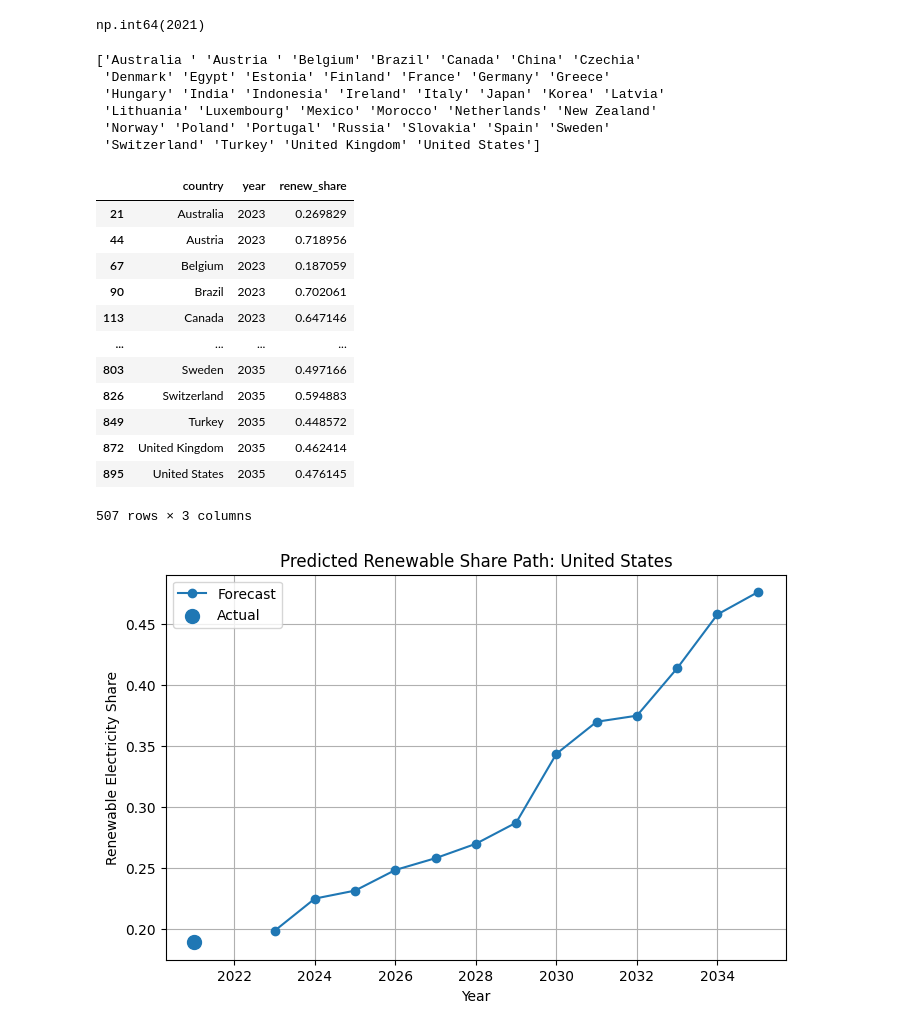
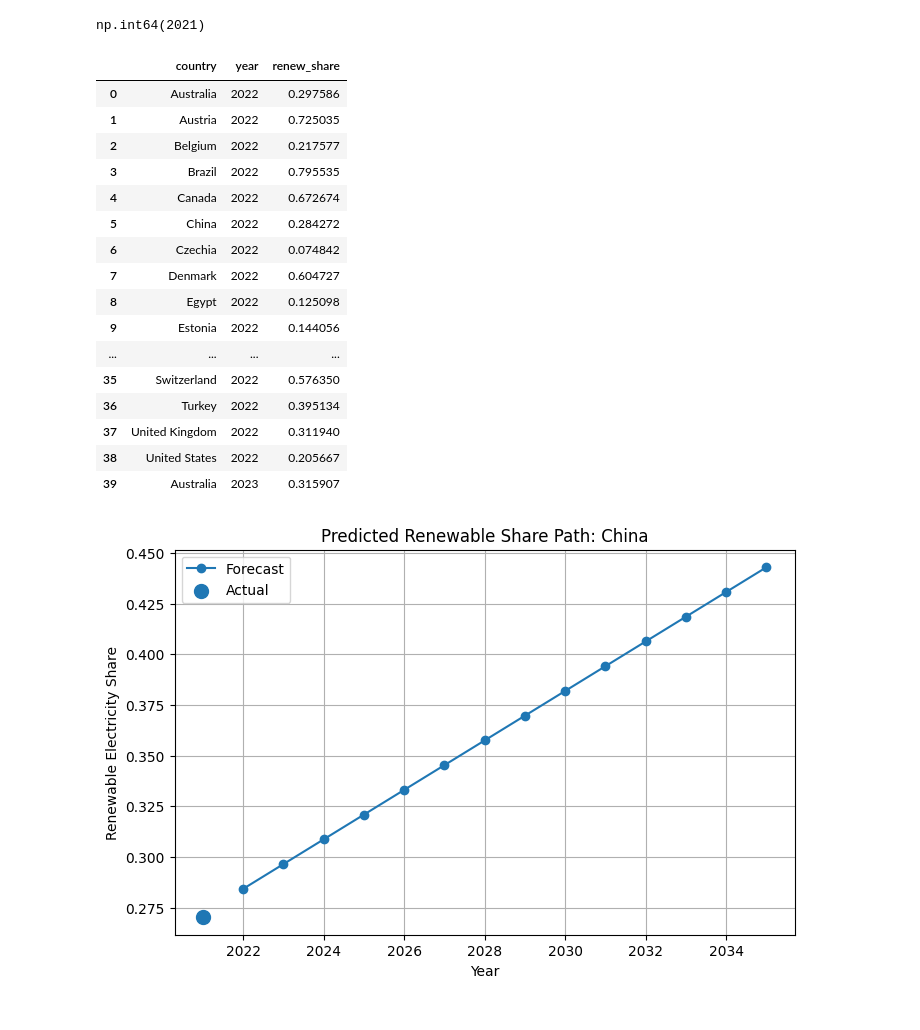
Before and after one commit to nikbeltz2/future-green-countries-ml-, a Jupyter notebook: notebooks/renewable_share_forecast.ipynb, the cells around one changed output. Cells and saved outputs as stored; diff of their text form; code cells hidden in the pictures.

Commit message:
Changed to predict on renew_share_change; model is now linear; can add noise or simulate changes in energy supplies, tfc, etc, to forecast better.

```diff
--- a/notebooks/renewable_share_forecast.ipynb
+++ b/notebooks/renewable_share_forecast.ipynb
@@ -103,8 +105,8 @@ Name: renew_share_next, Length: 858, dtype: float64
 # %%
-X3 = data3.drop(columns=["renew_share_next", "country", "co2_emissions_total", "elec_gen_hydro", "elec_gen_tide", "elec_gen_geothermal",
+X3 = data3.drop(columns=["renew_share_change", "renew_share_next", "country", "co2_emissions_total", "elec_gen_hydro", "elec_gen_tide", "elec_gen_geothermal",
                               "elec_gen_solar_thermal", "elec_gen_sol/geothermal", "elec_gen_hydro/tide", "elec_gen_solar", "elec_gen_wind", "elec_gen_total", "renew/sus_elec_gen",
                               "co2_emissions_coal", "co2_emissions_oil", "co2_emissions_natural_gas", "co2_emissions_other", "co2_emissions_elec_gen_incl_chp",
-                              "elec_gen_coal", "elec_gen_oil", "elec_gen_natural_gas", "elec_gen_biofuels", "elec_gen_waste", "elec_gen_nuclear", "elec_gen_other"])
+                              "elec_gen_coal", "elec_gen_oil", "elec_gen_natural_gas", "elec_gen_biofuels", "elec_gen_waste", "elec_gen_nuclear", "elec_gen_other", "true_renew_share", "country_code"])
 X3
 # %% [output]
 |  | year | tes_coal | tes_natural_gas | tes_hydro | tes_nucelar | tes_solar_wind_otr | tes_biofuels | tes_oil | ... |
@@ -131,10 +133,10 @@ train = data3[data3["year"] <= 2018]
 test = data3[data3["year"] > 2018]
 
 X3_train = train[X3_columns]
-y3_train = train["renew_share_next"]
+y3_train = train["renew_share_change"]
 
 X3_test = test[X3_columns]
-y3_test = test["renew_share_next"]
+y3_test = test["renew_share_change"]
 
 RF_model3 = RandomForestRegressor(n_estimators=200, random_state=42)
 RF_model3.fit(X3_train, y3_train)
@@ -499,18 +487,13 @@ ValueError: x and y must have same first dimension, but have shapes (14,) and (2
 data3["year"].max()
 # %% [output]
 np.int64(2021)
-# %%
-print(data3["country"].unique())
-# %% [output]
-['Australia ' 'Austria ' 'Belgium' 'Brazil' 'Canada' 'China' 'Czechia'
- 'Denmark' 'Egypt' 'Estonia' 'Finland' 'France' 'Germany' 'Greece'
- 'Hungary' 'India' 'Indonesia' 'Ireland' 'Italy' 'Japan' 'Korea' 'Latvia'
- 'Lithuania' 'Luxembourg' 'Mexico' 'Morocco' 'Netherlands' 'New Zealand'
- 'Norway' 'Poland' 'Portugal' 'Russia' 'Slovakia' 'Spain' 'Sweden'
- 'Switzerland' 'Turkey' 'United Kingdom' 'United States']
 # %%
-recent_data = data3[data3["year"] == data3["year"].max()].copy()
+recent_data = future_data3[future_data3["year"] == future_data3["year"].max()].copy()
 forecast_results = []
+
+base_year = recent_data[["country", "year", "true_renew_share"]].copy()
+base_year.rename(columns={"true_renew_share": "renew_share"}, inplace=True)
+forecast_results.append(base_year)
 
 current_data = recent_data.copy()
 
@@ -520,58 +503,63 @@ for year in range(2023, 2036):
 
     predictions = RF_model3.predict(X_future)
 
-    current_data["predictions_share"] = predictions
+    new_share = current_data["true_renew_share"].values + predictions
 
     temp = current_data[["country"]].copy()
     temp["year"] = year
-    temp["renew_share"] = predictions
+    temp["renew_share"] = new_share
 
     forecast_results.append(temp)
 
-    current_data["renew_share_change"] = predictions - current_data["true_renew_share"]
-    current_data["true_renew_share"] = predictions
+    current_data["renew_share_change"] = predictions
+    current_data["true_renew_share"] = new_share
     current_data["year"] = year
+
+forecast_df = pd.concat(forecast_results, ignore_index=True)
 # %%
-forecast_df = pd.concat(forecast_results)
-forecast_df
+forecast_df.head(40)
 # %% [output]
 |  | country | year | renew_share |
-| 21 | Australia | 2023 | 0.269829 |
-| 44 | Austria | 2023 | 0.718956 |
-| 67 | Belgium | 2023 | 0.187059 |
-| 90 | Brazil | 2023 | 0.702061 |
-| 113 | Canada | 2023 | 0.647146 |
+| 0 | Australia | 2022 | 0.297586 |
+| 1 | Austria | 2022 | 0.725035 |
+| 2 | Belgium | 2022 | 0.217577 |
+| 3 | Brazil | 2022 | 0.795535 |
+| 4 | Canada | 2022 | 0.672674 |
+| 5 | China | 2022 | 0.284272 |
+| 6 | Czechia | 2022 | 0.074842 |
+| 7 | Denmark | 2022 | 0.604727 |
+| 8 | Egypt | 2022 | 0.125098 |
+| 9 | Estonia | 2022 | 0.144056 |
 | ... | ... | ... | ... |
-| 803 | Sweden | 2035 | 0.497166 |
-| 826 | Switzerland | 2035 | 0.594883 |
-| 849 | Turkey | 2035 | 0.448572 |
-| 872 | United Kingdom | 2035 | 0.462414 |
-| 895 | United States | 2035 | 0.476145 |
+| 35 | Switzerland | 2022 | 0.576350 |
+| 36 | Turkey | 2022 | 0.395134 |
+| 37 | United Kingdom | 2022 | 0.311940 |
+| 38 | United States | 2022 | 0.205667 |
+| 39 | Australia | 2023 | 0.315907 |
-507 rows × 3 columns
 # %%
-country_1 = "United States"
+country_1 = "China"
 
 country_path = forecast_df[forecast_df["country"] == country_1]
 
 plt.figure(figsize=(8,5))
 
 plt.plot(country_path["year"], country_path["renew_share"], marker="o", label="Forecast")
 
 country_data = data3[data3["country"] == country_1]
 
 latest_year = country_data["year"].max()
 
 start_value = country_data[country_data["year"] == latest_year]["true_renew_share"].values[0]
 
 plt.scatter(latest_year, start_value, s=100, label="Actual")
 
 plt.xlabel("Year")
 plt.ylabel("Renewable Electricity Share")
 plt.title(f"Predicted Renewable Share Path: {country_1}")
 
 plt.legend()
 plt.grid(True)
 
 plt.show()
 # %% [output]
-[figure, old version]
+[figure, new version]
```
Also changed, not shown: parts of 22 cells of this notebook.
